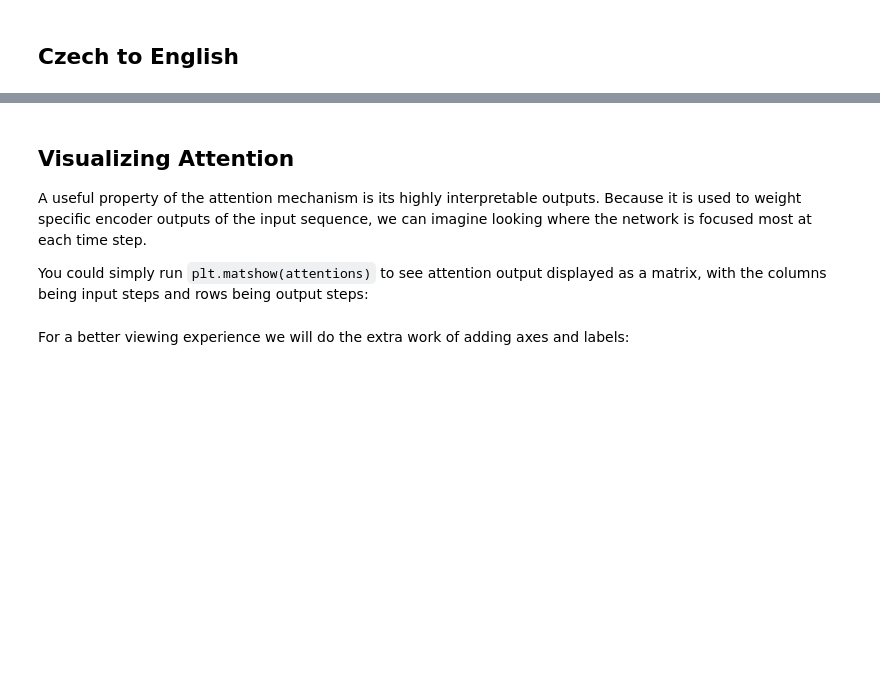
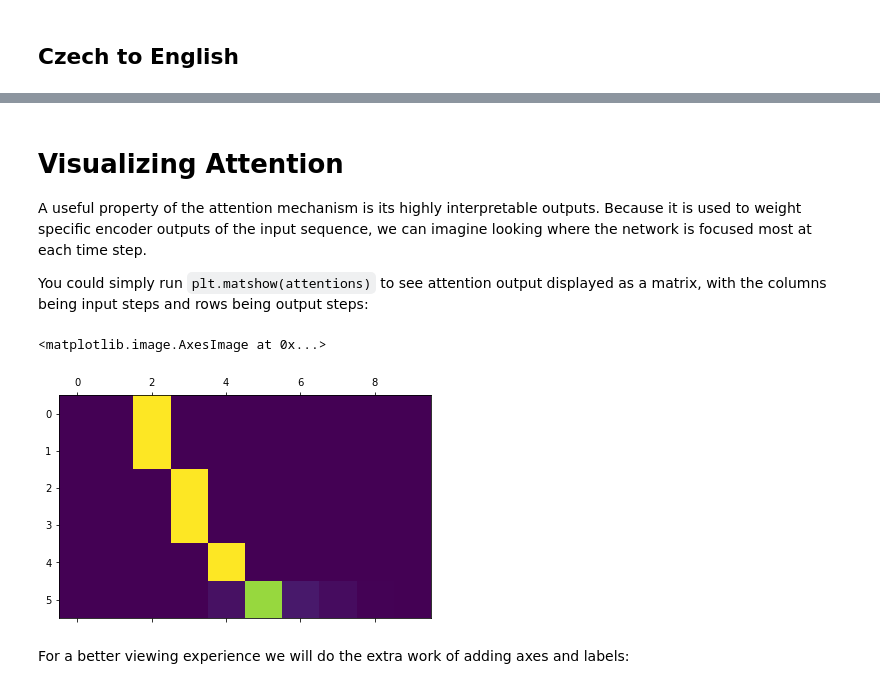
Before and after one commit to katarinagresova/ia161, a Jupyter notebook: Machine_Translation/IA161_Machine_Translation.ipynb, the cells around one changed output, grey strips where cells are left out. Cells and saved outputs as stored; diff of their text form; code cells hidden in the pictures; blank space fills up the shorter version.

```diff
--- a/Machine_Translation/IA161_Machine_Translation.ipynb
+++ b/Machine_Translation/IA161_Machine_Translation.ipynb
@@ -877,6 +1033,6 @@ evaluateRandomly(encoder_czeng, attn_decoder_czeng, input_czeng, output_czeng)
 # %% [markdown]
-Visualizing Attention
----------------------
+# Visualizing Attention
+
 
 A useful property of the attention mechanism is its highly interpretable
 outputs. Because it is used to weight specific encoder outputs of the
@@ -888,8 +1044,11 @@ displayed as a matrix, with the columns being input steps and rows being
 output steps:
 # %%
 output_words, attentions = evaluate(
-    encoder1, attn_decoder1, "je suis trop froid .")
+    encoder_czeng, attn_decoder_czeng, "ty jsi zmetek .", input_czeng, output_czeng)
 plt.matshow(attentions.numpy())
+# %% [output]
+<matplotlib.image.AxesImage at 0x...>
+[figure, added]
 # %% [markdown]
 For a better viewing experience we will do the extra work of adding axes
 and labels:
```
Also changed, not shown: parts of 20 cells of this notebook.
